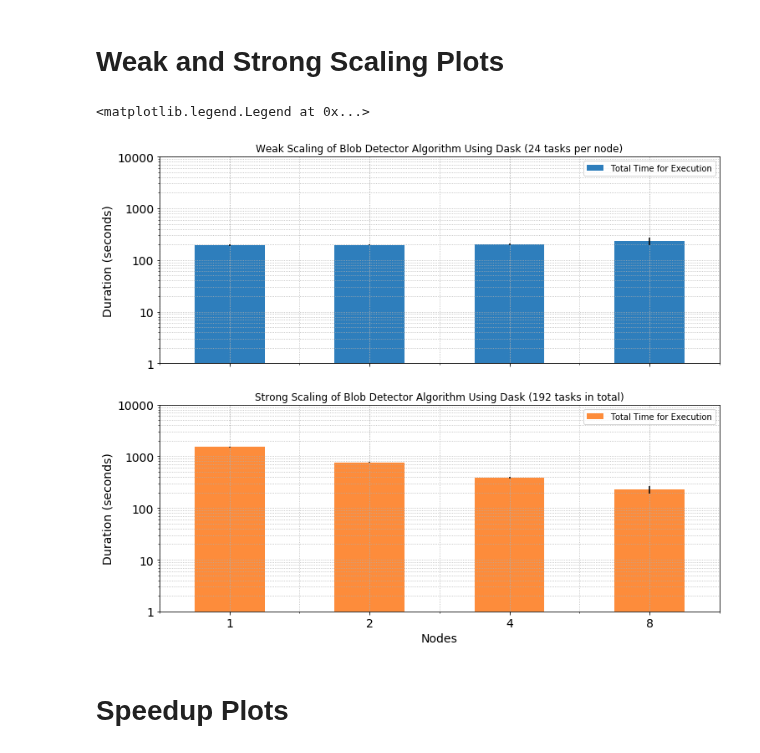
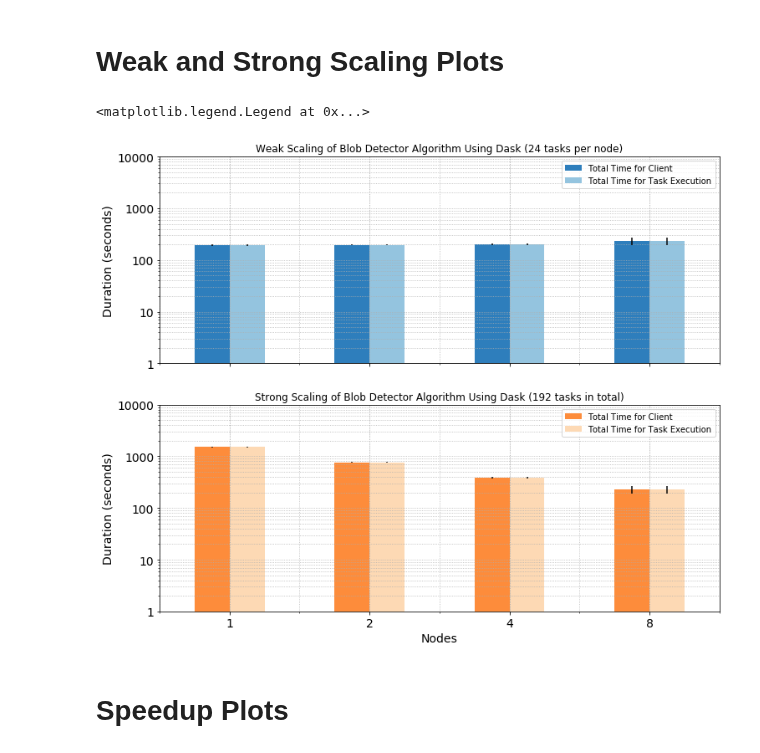
Before and after one commit to radical-experiments/midas_exps, a Jupyter notebook: blobDetector/Dask/blobdetector_dask_plots.ipynb, the cells around one changed output. Cells and saved outputs as stored; diff of their text form; code cells hidden in the pictures.

Commit message:
plot client and task execution side by side

```diff
--- a/blobDetector/Dask/blobdetector_dask_plots.ipynb
+++ b/blobDetector/Dask/blobdetector_dask_plots.ipynb
@@ -257,8 +271,10 @@ oranges = cm.get_cmap(plt.get_cmap('Oranges'))
 purples = cm.get_cmap(plt.get_cmap('Purples'))
 greys   = cm.get_cmap(plt.get_cmap('Greys'))
 
-weak_color = blues(0.7)
-strong_color = oranges(0.5)
+weak_client_color = blues(0.7)
+weak_task_color = blues(0.4)
+strong_client_color = oranges(0.5)
+strong_task_color = oranges(0.2)
 
 weak_kwargs    = {
                  'kind'     : 'bar',
@@ -267,38 +283,38 @@ weak_kwargs    = {
                  'title'    : 'Weak Scaling of Blob Detector Algorithm Using Dask (24 tasks per node)',
                  'ax'       : axes[0],
                  'yerr'     : weak_error,
-                 'color'    : [weak_color]
+                 'color'    : [weak_client_color, weak_task_color]
                   }
 strong_kwargs  = {
                  'kind'     : 'bar',
                  'log'      : True,
                  'fontsize' : 14,
                  'title'    : 'Strong Scaling of Blob Detector Algorithm Using Dask (192 tasks in total)',
                  'ax'       : axes[1],
                  'yerr'     : strong_error,
-                 'color'    : [strong_color]
+                 'color'    : [strong_client_color, strong_task_color]
                 }
 
 weak_scale_plot = weak_mean.plot(**weak_kwargs)
 weak_scale_plot.set_ylabel('Duration (seconds)', fontsize=14)
 weak_scale_plot.set_ylim(bottom=min(yticks), top=max(yticks))
 weak_scale_plot.set_yticks(yticks)
 weak_scale_plot.set_yticklabels(yticklabels, fontsize=14)
 weak_scale_plot.grid('on', which='both', linestyle=':')
-axes[0].legend(['Total Time for Execution'])
+axes[0].legend(['Total Time for Client', 'Total Time for Task Execution'])
 
 strong_scale_plot = strong_mean.plot(**strong_kwargs)
 strong_scale_plot.set_ylabel('Duration (seconds)', fontsize=14)
 strong_scale_plot.set_ylim(bottom=min(yticks), top=max(yticks))
 strong_scale_plot.set_yticks(yticks)
 strong_scale_plot.set_yticklabels(yticklabels, fontsize=14)
 strong_scale_plot.set_xticklabels(['1','2','4','8'], rotation=0, fontsize=14)
 strong_scale_plot.grid('on', which='both', linestyle=':')
 strong_scale_plot.set_xlabel('Nodes', fontsize=14)
-axes[1].legend(['Total Time for Execution'])
+axes[1].legend(['Total Time for Client', 'Total Time for Task Execution'])
 # %% [output]
 <matplotlib.legend.Legend at 0x...>
-[figure, old version]
+[figure, new version]
 # %% [markdown]
 # Speedup Plots
 # %%
```
Also changed, not shown: parts of 3 cells of this notebook.
